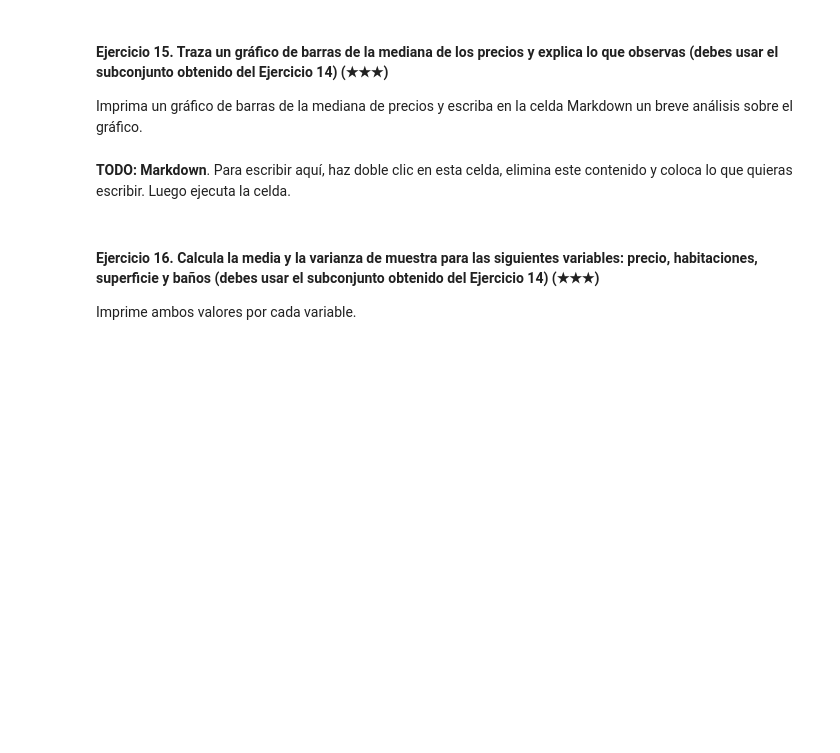
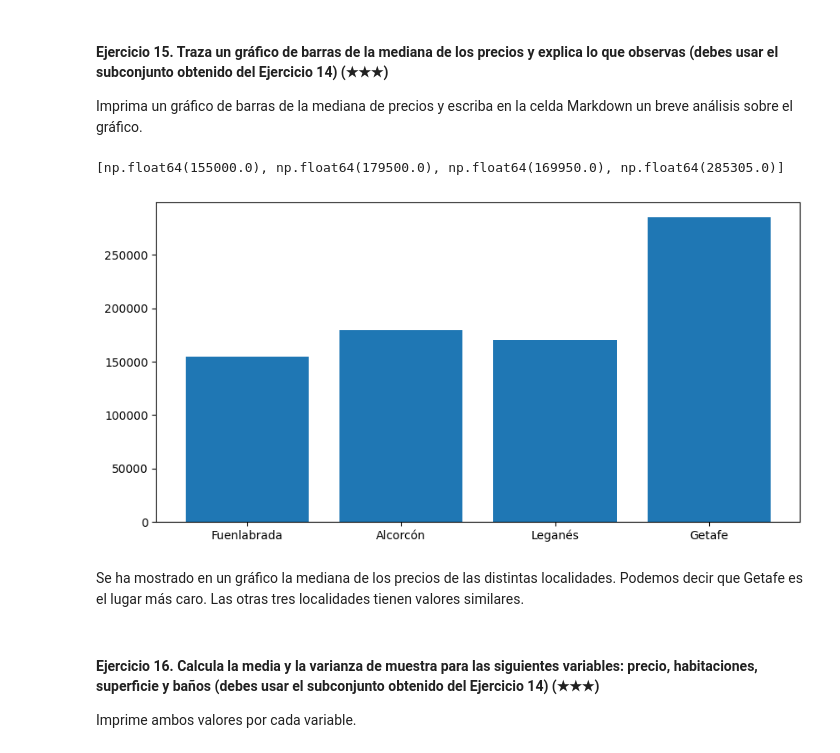
Before and after one commit to 4GeeksAcademy/realestate-datacleanup-exerciseJoseMaria, a Jupyter notebook: project.es.ipynb, the cells around one changed output. Drawn from its saved outputs; the diff is of its cells as text; code cells hidden in the pictures; blank space fills up the shorter version.

```diff
--- a/project.es.ipynb
+++ b/project.es.ipynb
@@ -136,3 +371,17 @@ Imprima la población y el número de casas.
 Pista: Filtra el DataFrame original usando la columna `level5` y la función `isin`.
 # %%
 # TODO
+
+import pandas as pd
+import matplotlib.pyplot as plt
+
+# This CSV file contains semicolons instead of comas as separator
+ds = pd.read_csv('assets/real_estate.csv', sep=';')
+
+south_belt = ['Fuenlabrada','Leganés', 'Getafe', 'Alcorcón']
+
+ds_filtradoej_13 = ds[ds['level5'].isin(south_belt)]
+
+#prueba = ds['level5'].isin(south_belt)
+#print (prueba)
+print (ds_filtradoej_13)
@@ -142,8 +409,30 @@ Pista: Filtra el DataFrame original usando la columna `level5` y la función `is
 Imprima un gráfico de barras de la mediana de precios y escriba en la celda Markdown un breve análisis sobre el gráfico.
 # %%
 # TODO: Code
+
+plt.figure(figsize = (10,5))
+
+ds_filtrado_Fuenla = ds_filtradoej_13[ds_filtradoej_13['level5'].isin(['Fuenlabrada'])]
+ds_filtrado_Leganés = ds_filtradoej_13[ds_filtradoej_13['level5'].isin(['Leganés'])]
+ds_filtrado_Alcorcón= ds_filtradoej_13[ds_filtradoej_13['level5'].isin(['Alcorcón'])]
+ds_filtrado_Getafe = ds_filtradoej_13[ds_filtradoej_13['level5'].isin(['Getafe'])]
+
+
+
+medianas = [ds_filtrado_Fuenla['price'].median(),ds_filtrado_Alcorcón['price'].median(), ds_filtrado_Leganés['price'].median(), ds_filtrado_Getafe['price'].median()]
+
+lugares = ['Fuenlabrada','Alcorcón','Leganés','Getafe']
+
+print (medianas)
+
+plt.bar (lugares,medianas )
+
+plt.show()
+# %% [output]
+[np.float64(155000.0), np.float64(179500.0), np.float64(169950.0), np.float64(285305.0)]
+[figure, added]
 # %% [markdown]
-**TODO: Markdown**. Para escribir aquí, haz doble clic en esta celda, elimina este contenido y coloca lo que quieras escribir. Luego ejecuta la celda.
+Se ha mostrado en un gráfico la mediana de los precios de las distintas localidades. Podemos decir que Getafe es el lugar más caro. Las otras tres localidades tienen valores similares.
 # %% [markdown]
 #### Ejercicio 16. Calcula la media y la varianza de muestra para las siguientes variables: precio, habitaciones, superficie y baños (debes usar el subconjunto obtenido del Ejercicio 14) (★★★)
 
```
Also changed, not shown: parts of 24 cells of this notebook.
